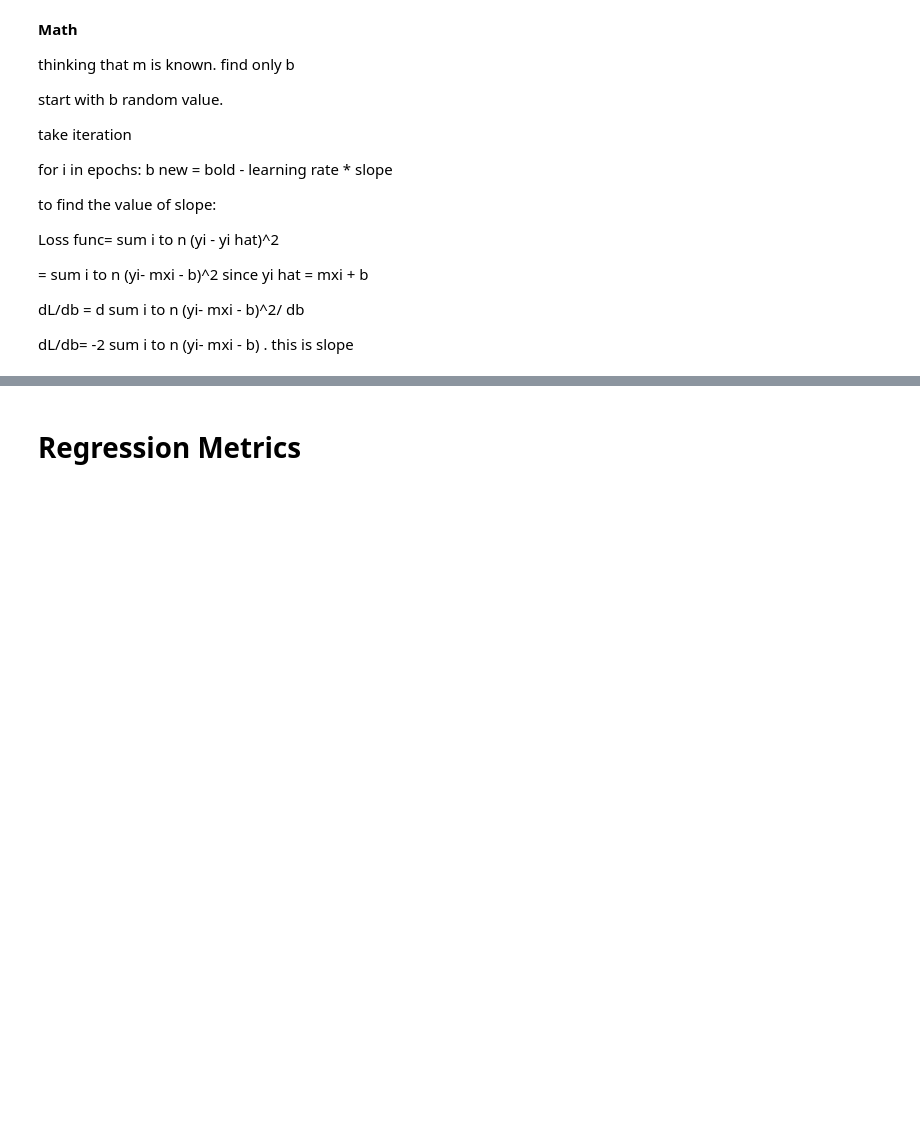
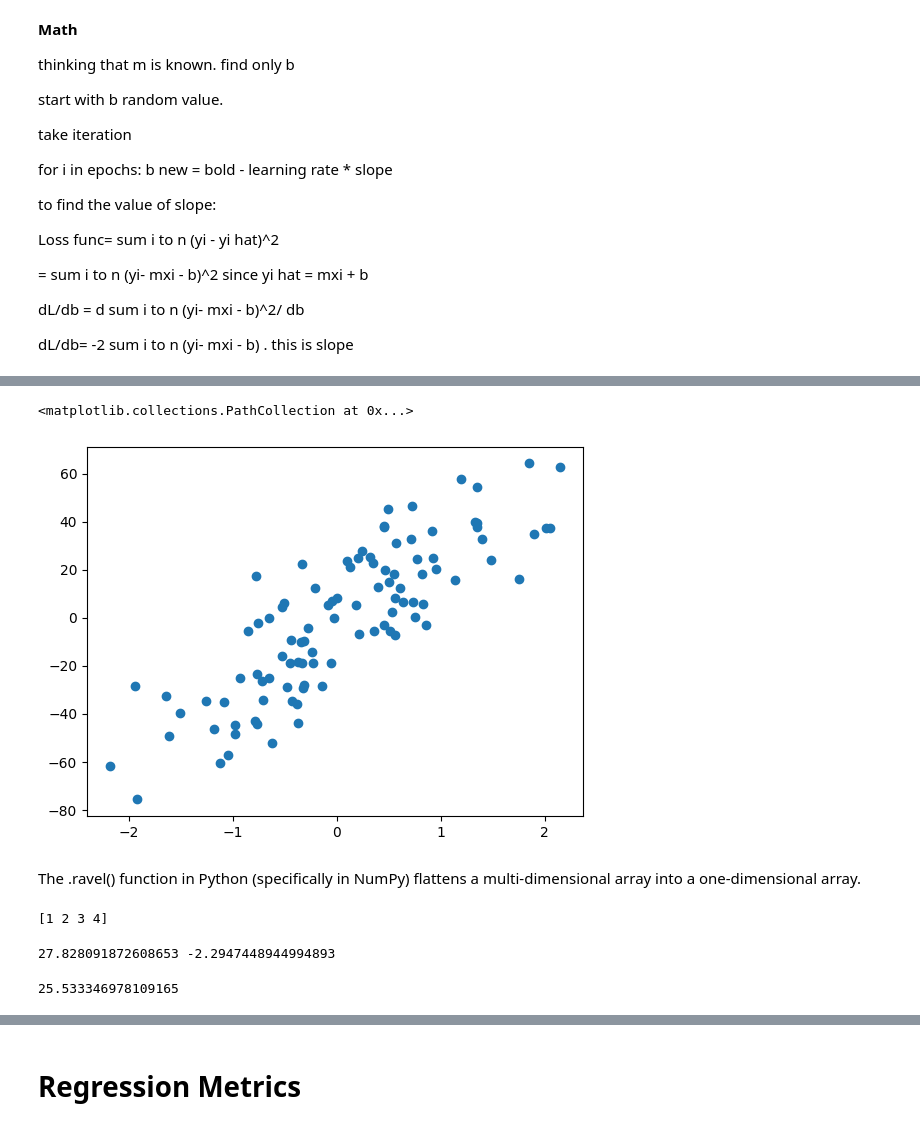
Before and after one commit to Avit-hodibu/Regression, a Jupyter notebook: Regression.ipynb, the cells around one changed output, grey strips where cells are left out. Cells and saved outputs as stored; diff of their text form; code cells hidden in the pictures; blank space fills up the shorter version.

```diff
--- a/Regression.ipynb
+++ b/Regression.ipynb
@@ -478,0 +562,7 @@ dL/db= -2 sum i to n (yi- mxi - b) . this is slope
+# %%
+X,y = make_regression(n_samples=100, n_features=1, n_informative=1, n_targets=1,noise=20,random_state=13)
+# %%
+plt.scatter(X,y)
+# %% [output]
+<matplotlib.collections.PathCollection at 0x...>
+[figure, added]
@@ -478,0 +594,19 @@ dL/db= -2 sum i to n (yi- mxi - b) . this is slope
+# %% [markdown]
+
+The .ravel() function in Python (specifically in NumPy) flattens a multi-dimensional array into a one-dimensional array.
+# %%
+import numpy as np
+arr = np.array([[1, 2], [3, 4]])
+print(arr.ravel())  # Output: [1 2 3 4]
+# %% [output]
+[1 2 3 4]
+# %%
+gd = GDRegressor(0.001,100)
+gd.fit(X,y)
+# this give m and b
+# %% [output]
+27.828091872608653 -2.2947448944994893
+# %%
+gd.predict(1)
+# %% [output]
+25.533346978109165
```
Also changed, not shown: parts of 17 cells of this notebook.
